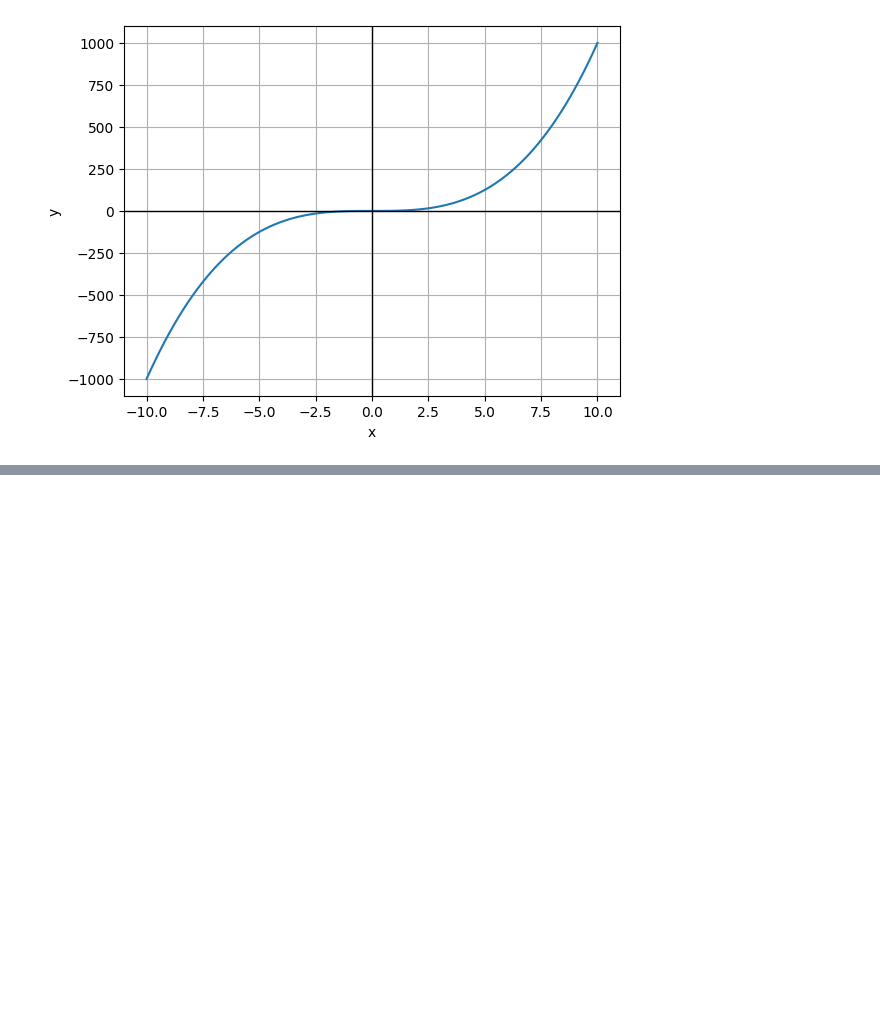
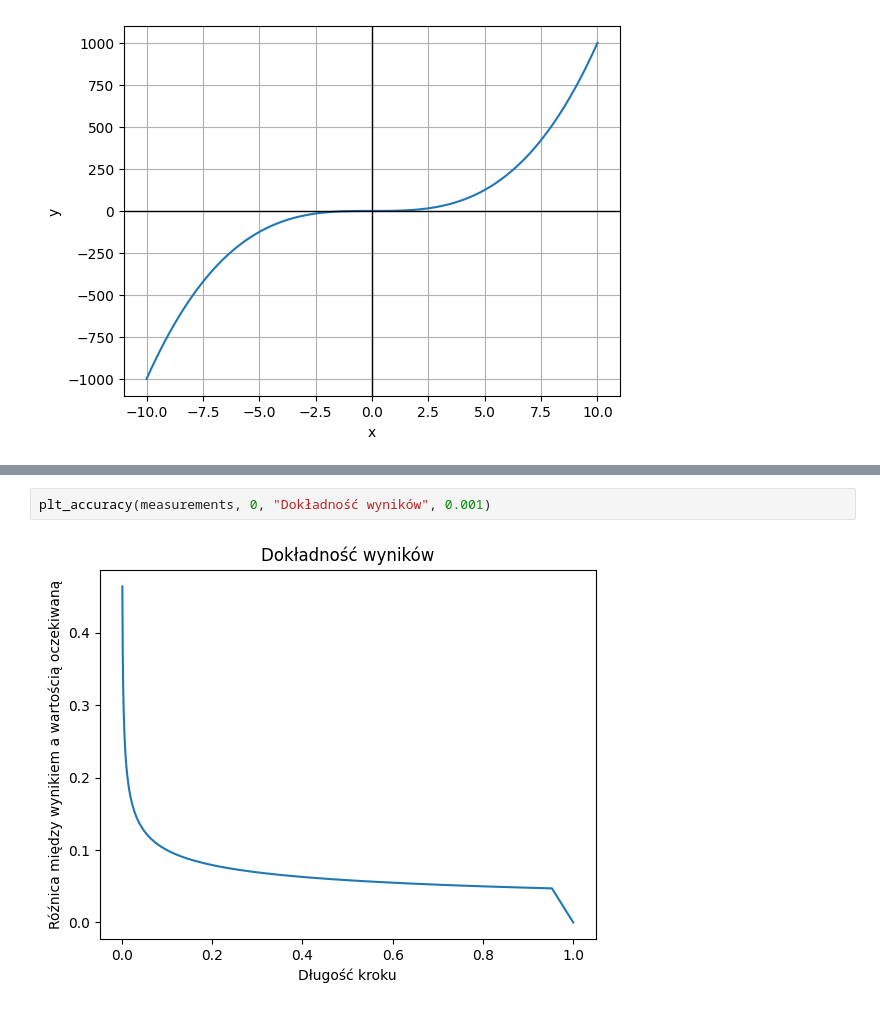
Before and after one commit to mbo009/WSI23Z, a Jupyter notebook: LAB01/Untitled.ipynb, the cells around one changed output, grey strips where cells are left out. Drawn from its saved outputs; the diff is of its cells as text; blank space fills up the shorter version.

```diff
--- a/LAB01/Untitled.ipynb
+++ b/LAB01/Untitled.ipynb
@@ -22,0 +71,4 @@ plt_function(functions.fGradient, True)
+# %%
+plt_accuracy(measurements, 0, "Dokładność wyników", 0.001)
+# %% [output]
+[figure, added]
```
Also changed, not shown: parts of 28 cells of this notebook, 5 other files.
